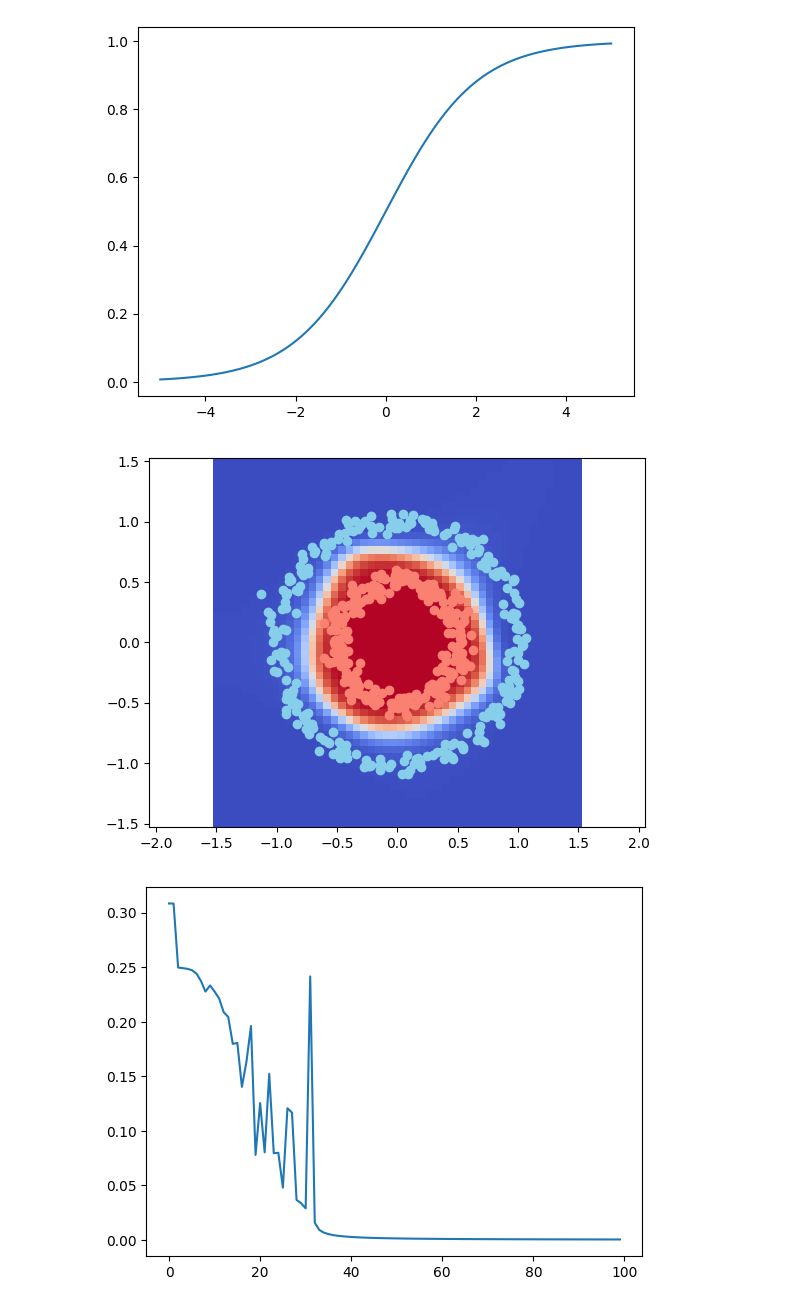
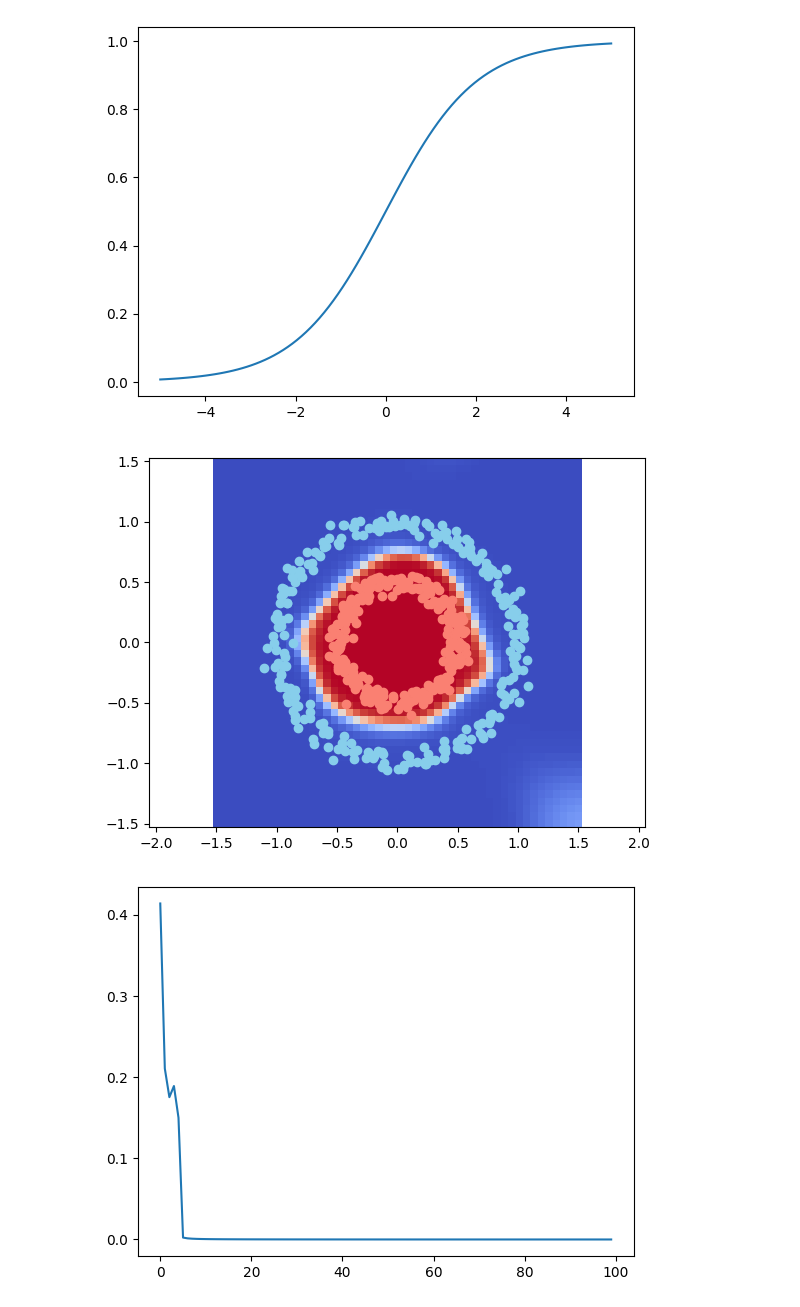
Before and after one commit to Lamasape/MBSD-ASIS, a Jupyter notebook: Creacion_Red_Neuronal a resolver.ipynb, the cells around one changed output. Saved outputs shown, nothing was run; the diff lists cells and outputs as text; code cells hidden in the pictures.

```diff
--- a/Creacion_Red_Neuronal a resolver.ipynb
+++ b/Creacion_Red_Neuronal a resolver.ipynb
@@ -42,14 +42,25 @@ class neural_layer():
 # FUNCIONES DE ACTIVACION
 
 sigm = (lambda x: 1 / (1 + np.e ** (-x)),
-        lambda x: x * (1 - x))
+        lambda x: x * (1 - x)) # Derivada de la funcion de activacion en este caso sigmoide
 
-relu = lambda x: np.maximum(0, x)
+# NUEVA DEFINICIÓN DE RELU (Función y su Derivada)
+# relu[0] es la función de activación tradicional.
+# relu[1] es su derivada matemática para el backward pass.
+
+relu = (lambda x: np.maximum(0, x),
+        lambda x: np.where(x > 0, 1, 0))
+
+# NUEVA DEFINICIÓN DE TANH (Función y su Derivada)
+# tanh[0] calcula la función en el forward pass usando NumPy
+# tanh[1] calcula su derivada limpia en el backward pass
+
+tanh = (lambda x: np.tanh(x),
+        lambda x: 1 - x**2)
 
 _x = np.linspace(-5, 5, 100)
 plt.plot(_x, sigm[0](_x))
 #plt.plot(_x, sigm[1](_x)) #Para visualizar la derivada
-# TODO: Crear nuevas funciones de activiación así como sus derivadas (en relu no hemos incluido la derivada)
 # %% [output]
 [<matplotlib.lines.Line2D at 0x...>]
 [figure]
@@ -72,2 +67,21 @@ def create_nn(topology, act_f):
+# %%
+# CREAMOS LA RED NEURONAL
+
+l0 = neural_layer(p, 4, sigm)
+l1 = neural_layer(4, 8, sigm)
+# ...
+
+#ReLU/tanh para las capas ocultas (para que aprendan rápido)
+#Sigmoide solo para la última capa (para que clasifique bien entre 0 y 1).
+def create_neuron_network(topology, act_f_hidden, act_f_output):
+  neuron_network = []
+  for l, layer in enumerate(topology[:-1]):
+     # Si es la última conexión, usamos la función de salida (Sigmoide)
+     if l == len(topology) - 2:
+       neuron_network.append(neural_layer(topology[l], topology[l+1], act_f_output))
+     # Si no, es una capa oculta (usamos ReLU)
+     else:
+       neuron_network.append(neural_layer(topology[l], topology[l+1], act_f_hidden))
+  return neuron_network
 # %%
 # FUNCION DE ENTRENAMIENTO
@@ -118,9 +137,9 @@ def train(neural_net, X, Y, l2_cost, lr=0.5, train=True):
 
 import time
 from IPython.display import clear_output
-act_f=sigm
+act_f = relu
 #topology=[p,8,4,1] Otra posible topología lo normal es pasar de más a menos neuronas por capa
-neural_n = create_nn(topology, act_f)
+neural_n = create_neuron_network(topology, act_f_hidden=tanh, act_f_output=sigm)
 
 loss = []
 
@@ -131,32 +150,32 @@ for i in range(2500):
 
   if i % 25 == 0:
 
     print(pY)
 
     loss.append(l2_cost[0](pY, Y))
 
     res = 50
 
     _x0 = np.linspace(-1.5, 1.5, res)
     _x1 = np.linspace(-1.5, 1.5, res)
 
     _Y = np.zeros((res, res))
 
     for i0, x0 in enumerate(_x0):
       for i1, x1 in enumerate(_x1):
         _Y[i0, i1] = train(neural_n, np.array([[x0, x1]]), Y, l2_cost, train=False)[0][0]
 
     plt.pcolormesh(_x0, _x1, _Y, cmap="coolwarm")
     plt.axis("equal")
 
     plt.scatter(X[Y[:,0] == 0, 0], X[Y[:,0] == 0, 1], c="skyblue")
     plt.scatter(X[Y[:,0] == 1, 0], X[Y[:,0] == 1, 1], c="salmon")
 
     clear_output(wait=True)
     plt.show()
     plt.plot(range(len(loss)), loss)
     plt.show()
     #time.sleep(0.5)  #por si queremos ver los pasos poco a poco
 # %% [output]
-[figure, old version]
+[figure, new version]
-[figure, old version]
+[figure, new version]
```
Also changed, not shown: parts of 3 cells of this notebook.
